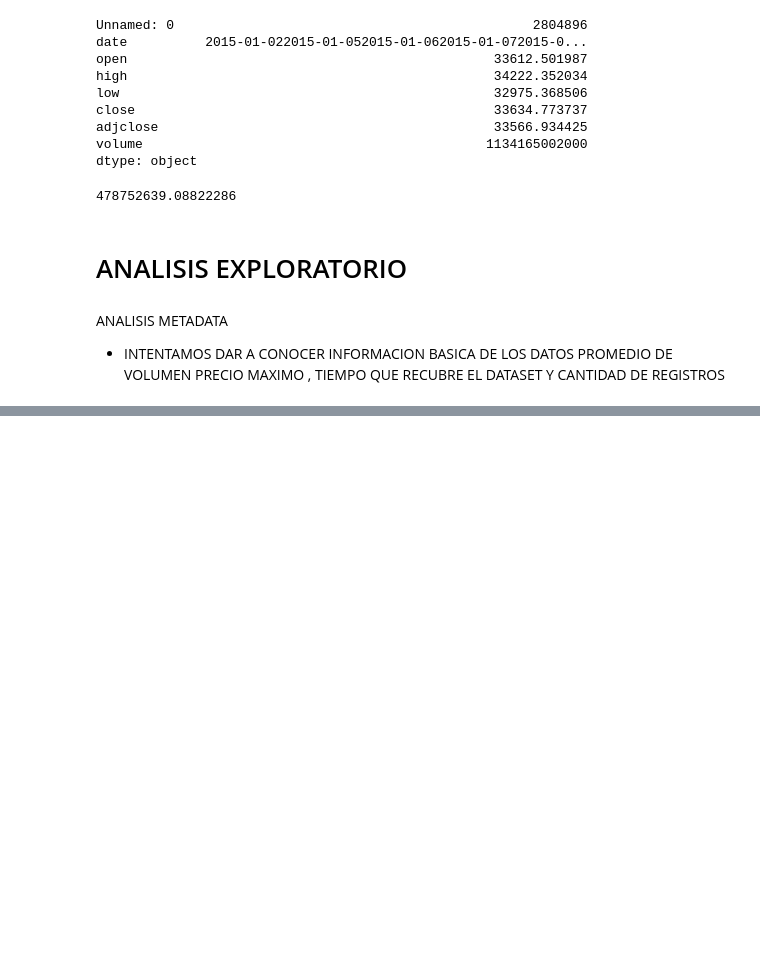
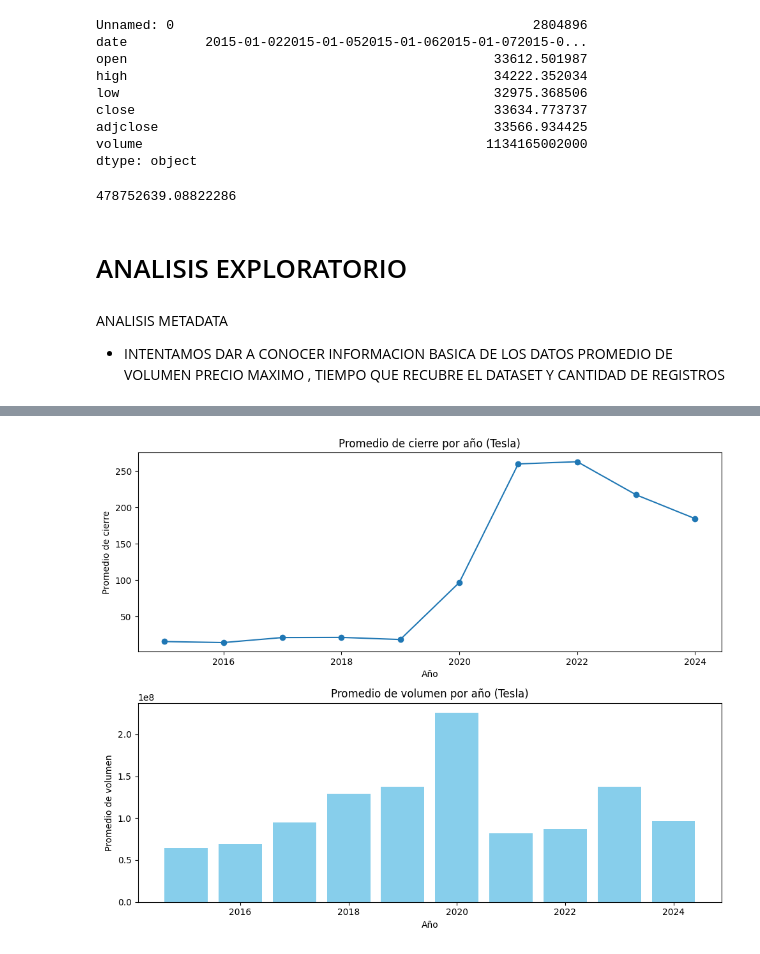
Before and after one commit to josedani11115/DATASCIENCELL-JOSEGOMEZ, a Jupyter notebook: PROYECT.IPYNB, the cells around one changed output, grey strips where cells are left out. Saved outputs shown, nothing was run; the diff lists cells and outputs as text; code cells hidden in the pictures; blank space fills up the shorter version.

```diff
--- a/PROYECT.IPYNB
+++ b/PROYECT.IPYNB
@@ -65,0 +70,98 @@ df_nvidia
+# %%
+# VOLUMEN PROMEDIO DE ACCIONES CON SU TOTAL DE VALOR PROMEDIO DE CIERRE POR A;O A LO LARGO DE LOS ULTIMOS 5 AÑOS
+df_nvidia['date'] = pd.to_datetime(df_nvidia['date'])
+
+# Crear una nueva columna 'year' basada en la columna 'date'
+df_nvidia['year'] = df_nvidia['date'].dt.year
+
+# Agrupar por año y calcular el promedio de la variable 'adjclose'
+average_close_per_year = df_nvidia.groupby('year')['adjclose'].mean()
+average_volumen_per_year = df_nvidia.groupby('year')['volume'].mean()
+average_monetary = (average_volumen_per_year * average_close_per_year)
+filtered_average_volumen= average_volumen_per_year.loc[2019:2024]
+filtered_average_close= average_close_per_year.loc[2019:2024]
+
+promedio_5_nvidia = filtered_average_volumen.mean()
+promedio_close_5_nvidia = filtered_average_close.mean()
+
+
+total_5 = promedio_5_nvidia * promedio_close_5_nvidia
+# %%
+#NVIDIA
+
+# VOLUMEN PROMEDIO DE ACCIONES CON SU TOTAL DE VALOR PROMEDIO DE CIERRE POR A;O A LO LARGO DE LOS ULTIMOS 5 AÑOS
+df_nvidia['date'] = pd.to_datetime(df_nvidia['date'])
+
+# Crear una nueva columna 'year' basada en la columna 'date'
+df_nvidia['year'] = df_nvidia['date'].dt.year
+
+# Agrupar por año y calcular el promedio de la variable 'adjclose'
+average_close_per_year = df_nvidia.groupby('year')['adjclose'].mean()
+average_volumen_per_year = df_nvidia.groupby('year')['volume'].mean()
+average_monetary = (average_volumen_per_year * average_close_per_year)
+filtered_average_volumen= average_volumen_per_year.loc[2019:2024]
+filtered_average_close= average_close_per_year.loc[2019:2024]
+
+promedio_5_nvidia = filtered_average_volumen.mean()
+promedio_close_5_nvidia = filtered_average_close.mean()
+
+
+total_5 = promedio_5_nvidia * promedio_close_5_nvidia
+print("promedio total de volumen en los ultimos 5 años NVIDIA:" ,  (promedio_5_nvidia) ,
+      "promedio total de cierre NVIDIA:" , (promedio_close_5_nvidia) , "total de liquidez anual NVIDIA:",  (total_5))
+
+
+
+# TESLA
+
+
+
+# Asegúrate de que la columna de fecha esté en el tipo datetime
+df_tesla['Date'] = pd.to_datetime(df_tesla['Date'])
+
+# Crear una nueva columna 'año' basada en la columna 'date'
+df_tesla['año'] = df_tesla['Date'].dt.year
+
+# Agrupar por año y calcular el promedio de la variable 'close'
+promedio_cierre_anual_tesla = df_tesla.groupby('año')['Close'].mean()
+promedio_volumen_anual_tesla = df_tesla.groupby('año')['Volume'].mean()
+promedio_monetario_tesla = promedio_volumen_anual_tesla * promedio_cierre_anual_tesla
+
+# Filtrar los años desde 2019 hasta 2024
+promedio_volumen_filtrado_tesla = promedio_volumen_anual_tesla.loc[2019:2024]
+promedio_cierre_filtrado_tesla = promedio_cierre_anual_tesla.loc[2019:2024]
+
+# Calcular los promedios de los últimos 5 años
+promedio_5_anios_tesla = promedio_volumen_filtrado_tesla.mean()
+promedio_cierre_5_anios_tesla = promedio_cierre_filtrado_tesla.mean()
+
+# Calcular el total de valor monetario promedio
+total_valor_monetario_5_anios_tesla = promedio_5_anios_tesla * promedio_cierre_5_anios_tesla
+
+# Mostrar los resultados
+print(f"Promedio de volumen de los últimos 5 años: {promedio_5_anios_tesla}")
+print(f"Promedio de cierre de los últimos 5 años: {promedio_cierre_5_anios_tesla}")
+print(f"Total de valor monetario promedio de los últimos 5 años: {total_valor_monetario_5_anios_tesla}")
+
+
+# Crear figura y ejes para los gráficos
+fig, (ax1, ax2) = plt.subplots(2, 1, figsize=(10, 8))
+
+# Gráfico 1: Promedio de cierre por año
+ax1.plot(promedio_cierre_anual_tesla.index, promedio_cierre_anual_tesla.values, marker='o', linestyle='-')
+ax1.set_title('Promedio de cierre por año (Tesla)')
+ax1.set_xlabel('Año')
+ax1.set_ylabel('Promedio de cierre')
+
+# Gráfico 2: Promedio de volumen por año
+ax2.bar(promedio_volumen_anual_tesla.index, promedio_volumen_anual_tesla.values, color='skyblue')
+ax2.set_title('Promedio de volumen por año (Tesla)')
+ax2.set_xlabel('Año')
+ax2.set_ylabel('Promedio de volumen')
+
+# Ajustar espaciado entre subplots
+plt.tight_layout()
+
+# Mostrar los gráficos
+plt.show()
+# %% [output]
@@ -65,0 +172 @@ df_nvidia
+[figure, added]
```
Also changed, not shown: parts of 5 cells of this notebook.
